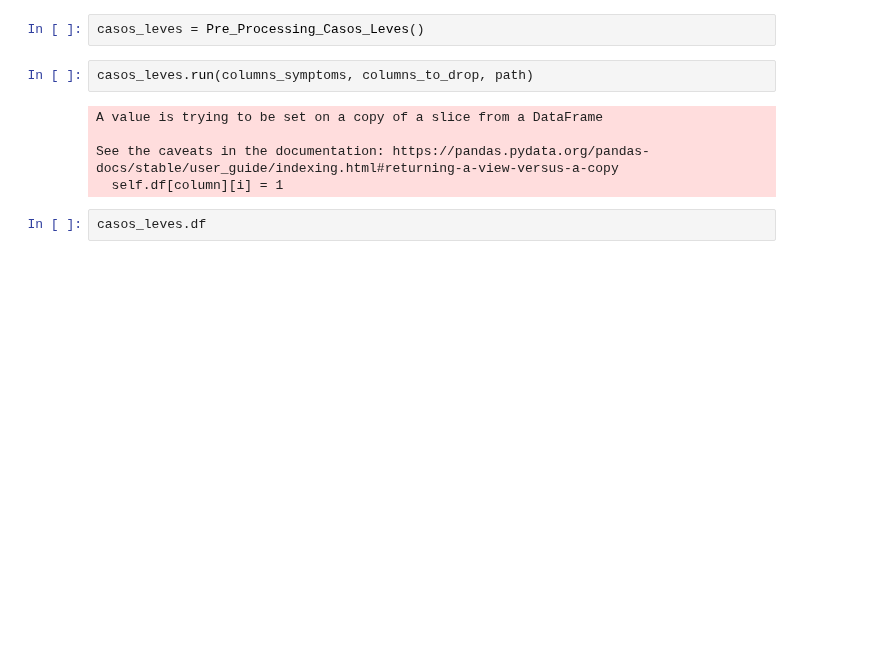
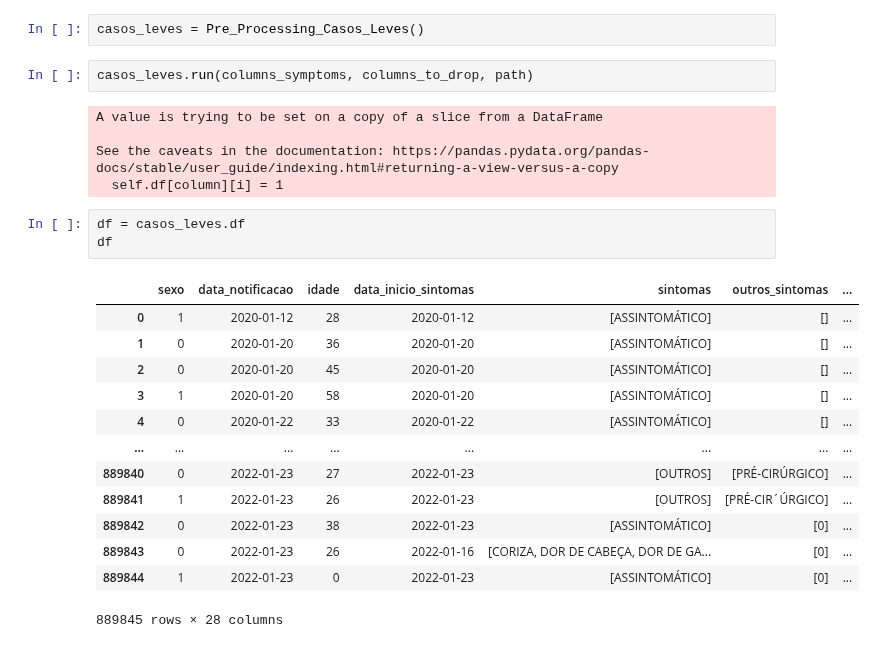
Before and after one commit to bielarnaud/Estudo_dados_de_covid, a Jupyter notebook: Codes/Casos_leves.ipynb, the cells around one changed output. Cells and saved outputs as stored; diff of their text form; blank space fills up the shorter version.

```diff
--- a/Codes/Casos_leves.ipynb
+++ b/Codes/Casos_leves.ipynb
@@ -9,5 +11,20 @@ A value is trying to be set on a copy of a slice from a DataFrame
 
 See the caveats in the documentation: https://pandas.pydata.org/pandas-docs/stable/user_guide/indexing.html#returning-a-view-versus-a-copy
   self.df[column][i] = 1
-# %%
-casos_leves.df
+# %%
+df = casos_leves.df
+df
+# %% [output]
+|  | sexo | data_notificacao | idade | data_inicio_sintomas | sintomas | outros_sintomas | ... |
+| 0 | 1 | 2020-01-12 | 28 | 2020-01-12 | [ASSINTOMÁTICO] | [] | ... |
+| 1 | 0 | 2020-01-20 | 36 | 2020-01-20 | [ASSINTOMÁTICO] | [] | ... |
+| 2 | 0 | 2020-01-20 | 45 | 2020-01-20 | [ASSINTOMÁTICO] | [] | ... |
+| 3 | 1 | 2020-01-20 | 58 | 2020-01-20 | [ASSINTOMÁTICO] | [] | ... |
+| 4 | 0 | 2020-01-22 | 33 | 2020-01-22 | [ASSINTOMÁTICO] | [] | ... |
+| ... | ... | ... | ... | ... | ... | ... | ... |
+| 889840 | 0 | 2022-01-23 | 27 | 2022-01-23 | [OUTROS] | [PRÉ-CIRÚRGICO] | ... |
+| 889841 | 1 | 2022-01-23 | 26 | 2022-01-23 | [OUTROS] | [PRÉ-CIR´ÚRGICO] | ... |
+| 889842 | 0 | 2022-01-23 | 38 | 2022-01-23 | [ASSINTOMÁTICO] | [0] | ... |
+| 889843 | 0 | 2022-01-23 | 26 | 2022-01-16 | [CORIZA, DOR DE CABEÇA, DOR DE GA... | [0] | ... |
+| 889844 | 1 | 2022-01-23 | 0 | 2022-01-23 | [ASSINTOMÁTICO] | [0] | ... |
+889845 rows × 28 columns
```
Also changed, not shown: parts of 3 cells of this notebook, 7 other files.
